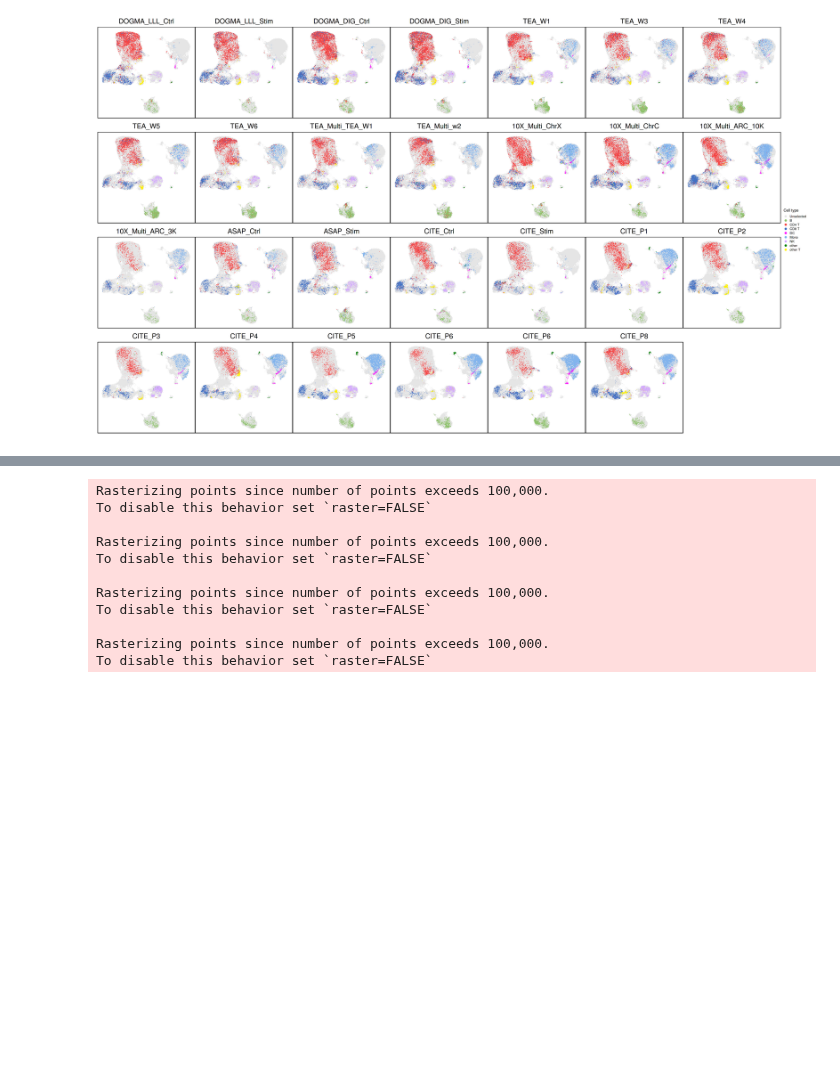
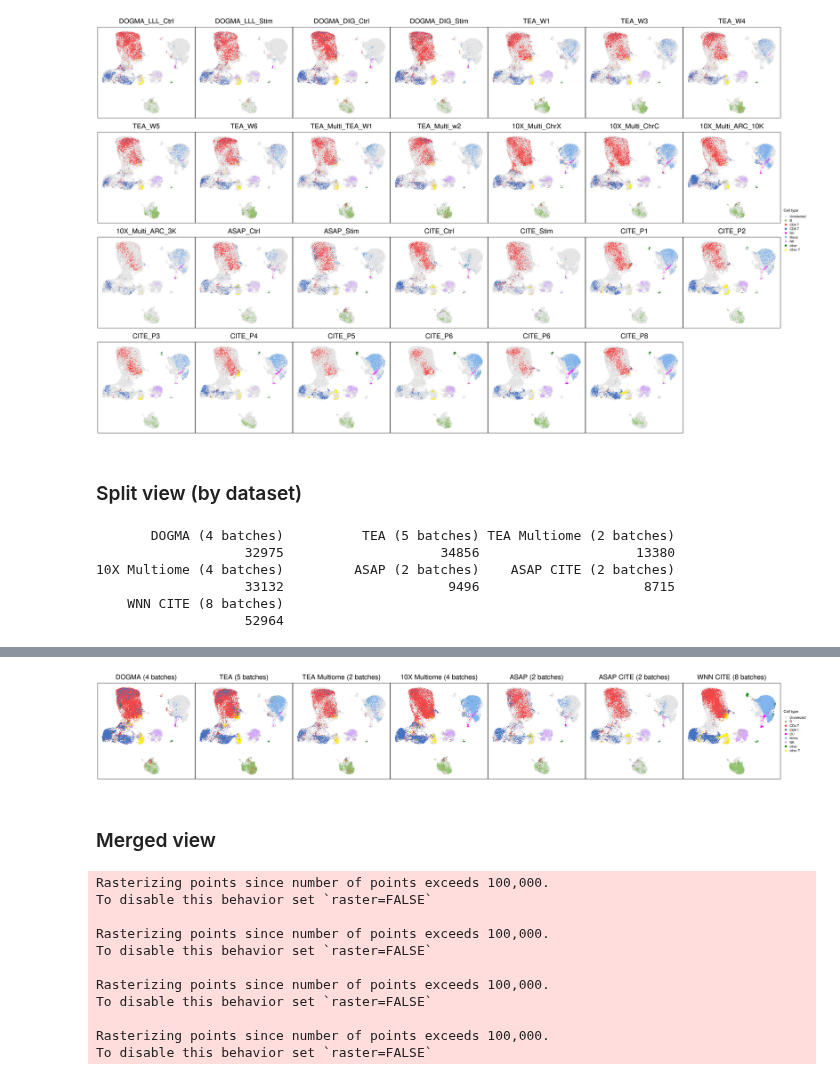
Before and after one commit to labomics/midas, a Jupyter notebook: comparison/vis_z_atlas.ipynb, the cells around one changed output, grey strips where cells are left out. Drawn from its saved outputs; the diff is of its cells as text; code cells hidden in the pictures; blank space fills up the shorter version.

```diff
--- a/comparison/vis_z_atlas.ipynb
+++ b/comparison/vis_z_atlas.ipynb
@@ -227,3 +234,73 @@ To disable this behavior set `raster=FALSE`
 Rasterizing points since number of points exceeds 100,000.
 To disable this behavior set `raster=FALSE`
 [figure]
+# %% [markdown]
+### Split view (by dataset)
+# %%
+dataset <- as.character(obj@meta.data$batch)
+dataset[dataset %in% c("lll_ctrl", "lll_stim", "dig_ctrl", "dig_stim")] <- "DOGMA (4 batches)"
+dataset[dataset %in% c("w1", "w3", "w4", "w5", "w6")] <- "TEA (5 batches)"
+dataset[grepl("tea_multi", dataset)] <- "TEA Multiome (2 batches)"
+dataset[grepl("10x_multiome", dataset)] <- "10X Multiome (4 batches)"
+dataset[dataset %in% c("asap_ctrl", "asap_stim")] <- "ASAP (2 batches)"
+dataset[dataset %in% c("cite_ctrl", "cite_stim")] <- "ASAP CITE (2 batches)"
+dataset[grepl("p*_0", dataset)] <- "WNN CITE (8 batches)"
+obj@meta.data$dataset <- factor(dataset, levels = c("DOGMA (4 batches)", "TEA (5 batches)", "TEA Multiome (2 batches)",
+    "10X Multiome (4 batches)", "ASAP (2 batches)", "ASAP CITE (2 batches)", "WNN CITE (8 batches)"))
+table(obj@meta.data$dataset)
+
+obj_dataset <- SplitObject(obj, split.by = "dataset")
+
+pal <- col_8
+labels <- str_sort(unique(obj@meta.data$l1))
+label_to_color <- list()
+for (i in seq_along(labels)) {
+    label_to_color[[labels[i]]] <- pal[i]
+}
+order <- c(str_sort(unique(obj@meta.data$l1), decreasing = T), "Unselected")
+plt <- NULL
+
+for (s in unique(obj@meta.data$dataset)) {
+
+    # set groups for highlighting
+    obj@meta.data$highlight <- "Unselected"
+    select_mask <- colnames(obj) %in% colnames(obj_dataset[[s]])
+    obj@meta.data$highlight[select_mask] <- as.character(obj@meta.data$l1[select_mask])
+    # set label-specific colors
+    cols <- c("#E5E5E5")
+    for (label in str_sort(unique(obj_dataset[[s]]@meta.data$l1))) {
+        cols <- c(cols, label_to_color[[label]])
+    }
+    # plot
+    p <- DimPlot(obj, reduction = "c.umap", group.by = "highlight", repel = T,
+            label.size = 4, pt.size = 0.1, shuffle = F, cols = cols, order = order, raster = T, raster.dpi = c(250, 250))
+    p <- p + ggtitle(s) + theme(plot.title = element_text(face = "plain", hjust = 0.5, size = 25))
+    p <- p  + NoLegend() + NoAxes() +
+        theme(panel.border = element_rect(color = "black", linewidth = 1),
+        axis.ticks.length = unit(0, "pt"), plot.margin = margin(0, 0, 20, 0)) +
+        labs(colour = "Cell type")
+    if (!is_label) {
+        p <- p + NoLegend()
+    }
+    if (is.null(plt)) {
+        plt <- p
+    } else {
+        plt <- plt + p
+    }
+}
+
+plt <- plt + plot_layout(ncol = 7, guides = "collect") & theme(legend.position = "right")
+w <- 5 * 7 + 1.38
+h <- 5 * 1 + 0.8
+plt_size(w, h)
+plt
+save_path <- pj(output_dir, paste("4a_", o$task, o$method, o$experiment, o$init_model, "c_all_reduced_300", sep = "_"))
+ggsave(plot = plt, file = paste0(save_path, ".png"), width = w, height = h, limitsize = F)
+ggsave(plot = plt, file = paste0(save_path, ".pdf"), width = w, height = h, limitsize = F)
+# %% [output]
+       DOGMA (4 batches)          TEA (5 batches) TEA Multiome (2 batches)
+                   32975                    34856                    13380
+10X Multiome (4 batches)         ASAP (2 batches)    ASAP CITE (2 batches)
+                   33132                     9496                     8715
+    WNN CITE (8 batches)
+                   52964
@@ -230 +327,4 @@ To disable this behavior set `raster=FALSE`
+[figure, added]
+# %% [markdown]
+### Merged view
 # %%
```
Also changed, not shown: parts of 8 cells of this notebook, 43 other files.
